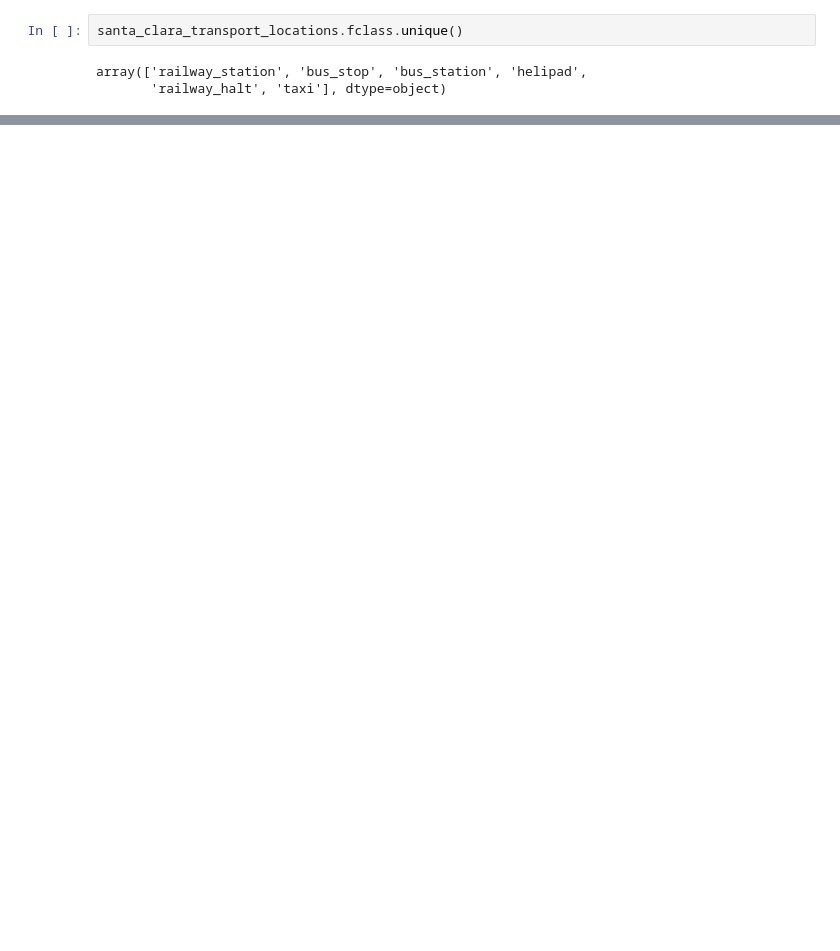
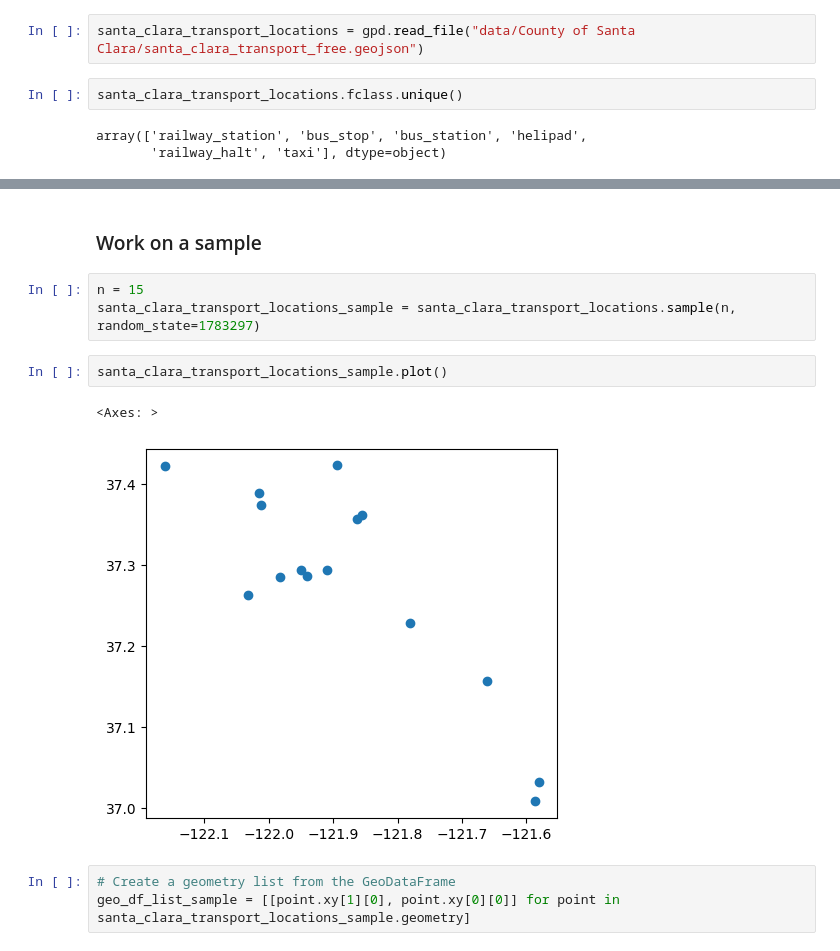
Before and after one commit to marco-scatassi/GeoSpatial-analysis, a Jupyter notebook: notebooks/p-center_facility_location.ipynb, the cells around one changed output, grey strips where cells are left out. Saved outputs shown, nothing was run; the diff lists cells and outputs as text; blank space fills up the shorter version.

```diff
--- a/notebooks/p-center_facility_location.ipynb
+++ b/notebooks/p-center_facility_location.ipynb
@@ -91,3 +233,5 @@ santa_clara_transport_locations
+# %%
+santa_clara_transport_locations = gpd.read_file("data/County of Santa Clara/santa_clara_transport_free.geojson")
 # %%
 santa_clara_transport_locations.fclass.unique()
 # %% [output]
@@ -112,2 +251,15 @@ map
 # %% [output]
 [interactive output not drawn]
+# %% [markdown]
+### Work on a sample
+# %%
+n = 15
+santa_clara_transport_locations_sample = santa_clara_transport_locations.sample(n, random_state=1783297)
+# %%
+santa_clara_transport_locations_sample.plot()
+# %% [output]
+<Axes: >
+[figure, added]
+# %%
+# Create a geometry list from the GeoDataFrame
+geo_df_list_sample = [[point.xy[1][0], point.xy[0][0]] for point in santa_clara_transport_locations_sample.geometry]
```
Also changed, not shown: parts of 37 cells of this notebook, 9 other files.
